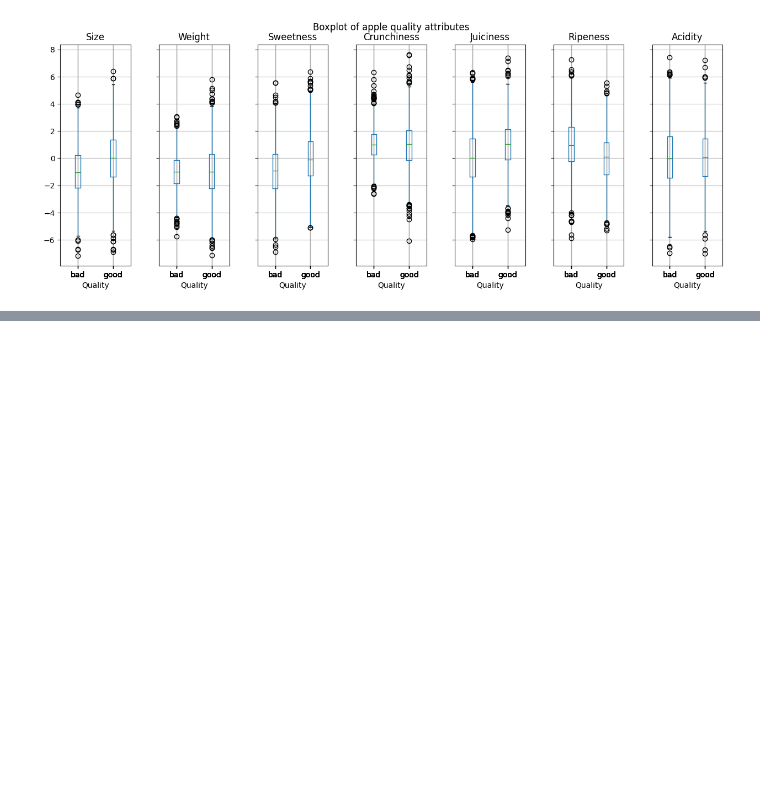
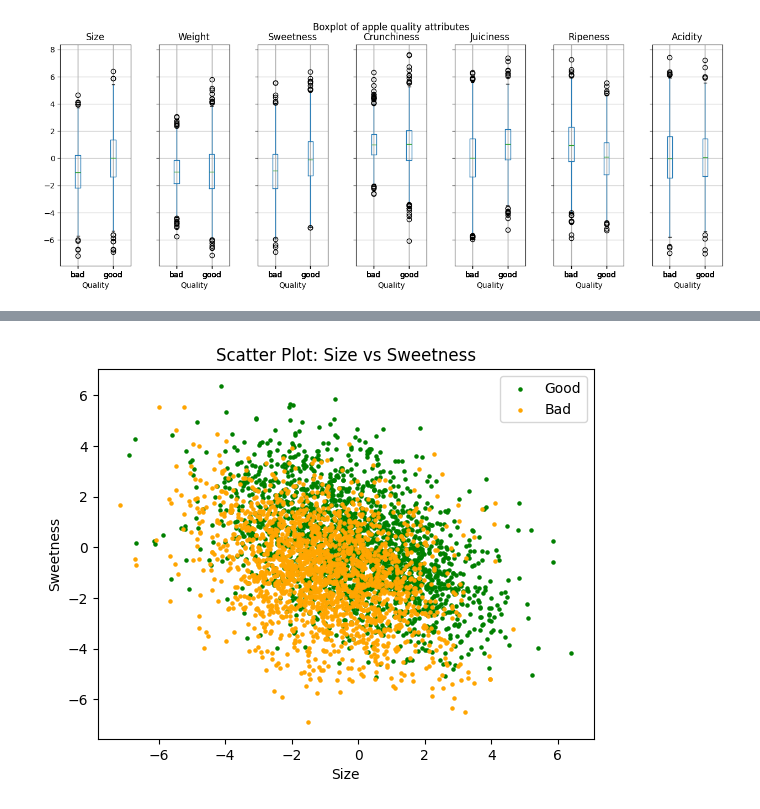
Before and after one commit to timonoessler/DataExplorationProject, a Jupyter notebook: src/Data_explo.ipynb, the cells around one changed output, grey strips where cells are left out. Cells and saved outputs as stored; diff of their text form; code cells hidden in the pictures; blank space fills up the shorter version.

```diff
--- a/src/Data_explo.ipynb
+++ b/src/Data_explo.ipynb
@@ -62,0 +169,6 @@ plt.show()
+# %%
+# Scatter plot of Size vs Sweetness
+
+plot_scatter(df,'Size','Sweetness')
+# %% [output]
+[figure, added]
```
Also changed, not shown: parts of 13 cells of this notebook, 1 other file.
